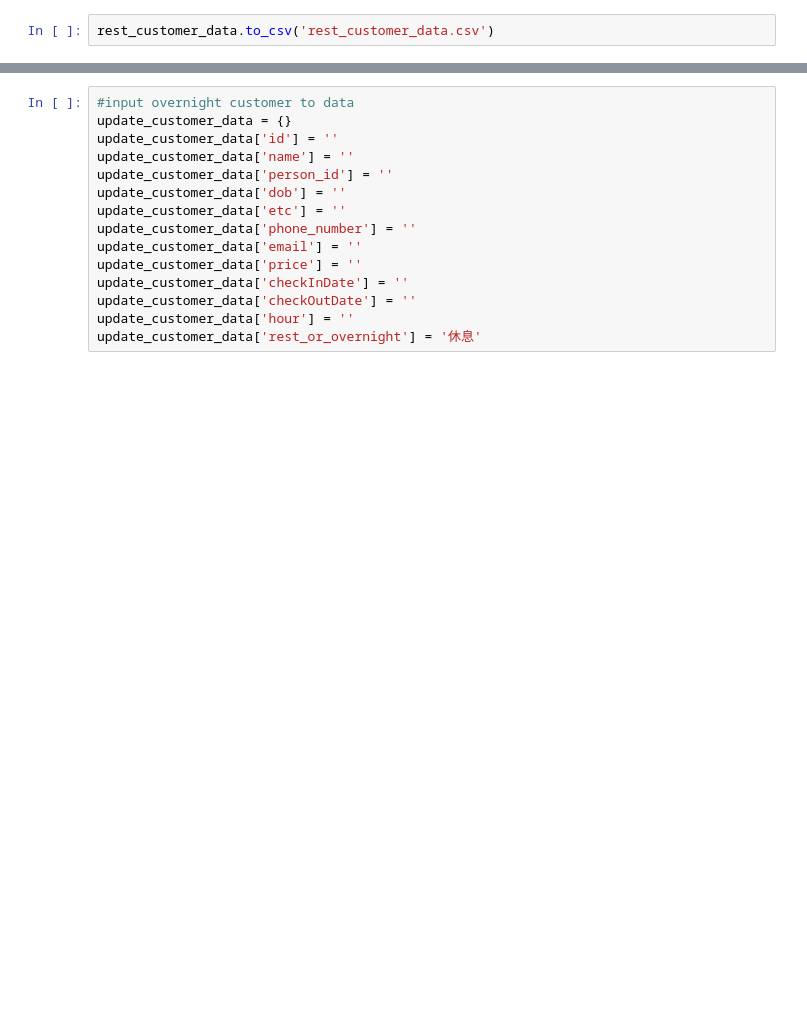
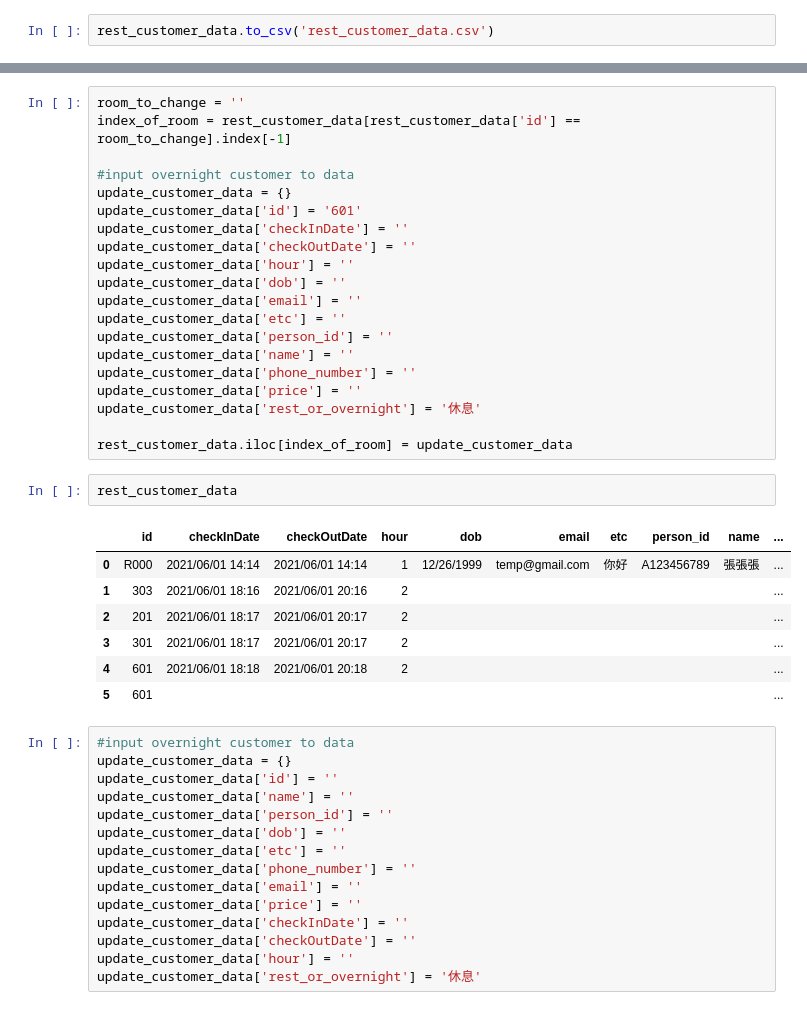
Before and after one commit to SLeAsian/hotel_final, a Jupyter notebook: Untitled.ipynb, the cells around one changed output, grey strips where cells are left out. Saved outputs shown, nothing was run; the diff lists cells and outputs as text; blank space fills up the shorter version.

```diff
--- a/Untitled.ipynb
+++ b/Untitled.ipynb
@@ -190,3 +164,33 @@ rest_customer_data
+# %%
+room_to_change = ''
+index_of_room = rest_customer_data[rest_customer_data['id'] == room_to_change].index[-1]
+
+#input overnight customer to data
+update_customer_data = {}
+update_customer_data['id'] = '601'
+update_customer_data['checkInDate'] = ''
+update_customer_data['checkOutDate'] = ''
+update_customer_data['hour'] = ''
+update_customer_data['dob'] = ''
+update_customer_data['email'] = ''
+update_customer_data['etc'] = ''
+update_customer_data['person_id'] = ''
+update_customer_data['name'] = ''
+update_customer_data['phone_number'] = ''
+update_customer_data['price'] = ''
+update_customer_data['rest_or_overnight'] = '休息'
+
+rest_customer_data.iloc[index_of_room] = update_customer_data
+# %%
+rest_customer_data
+# %% [output]
+|  | id | checkInDate | checkOutDate | hour | dob | email | etc | person_id | name | ... |
+| 0 | R000 | 2021/06/01 14:14 | 2021/06/01 14:14 | 1 | 12/26/1999 | temp@gmail.com | 你好 | A123456789 | 張張張 | ... |
+| 1 | 303 | 2021/06/01 18:16 | 2021/06/01 20:16 | 2 |  |  |  |  |  | ... |
+| 2 | 201 | 2021/06/01 18:17 | 2021/06/01 20:17 | 2 |  |  |  |  |  | ... |
+| 3 | 301 | 2021/06/01 18:17 | 2021/06/01 20:17 | 2 |  |  |  |  |  | ... |
+| 4 | 601 | 2021/06/01 18:18 | 2021/06/01 20:18 | 2 |  |  |  |  |  | ... |
+| 5 | 601 |  |  |  |  |  |  |  |  | ... |
 # %%
 #input overnight customer to data
 update_customer_data = {}
```
Also changed, not shown: parts of 9 cells of this notebook, 5 other files.
